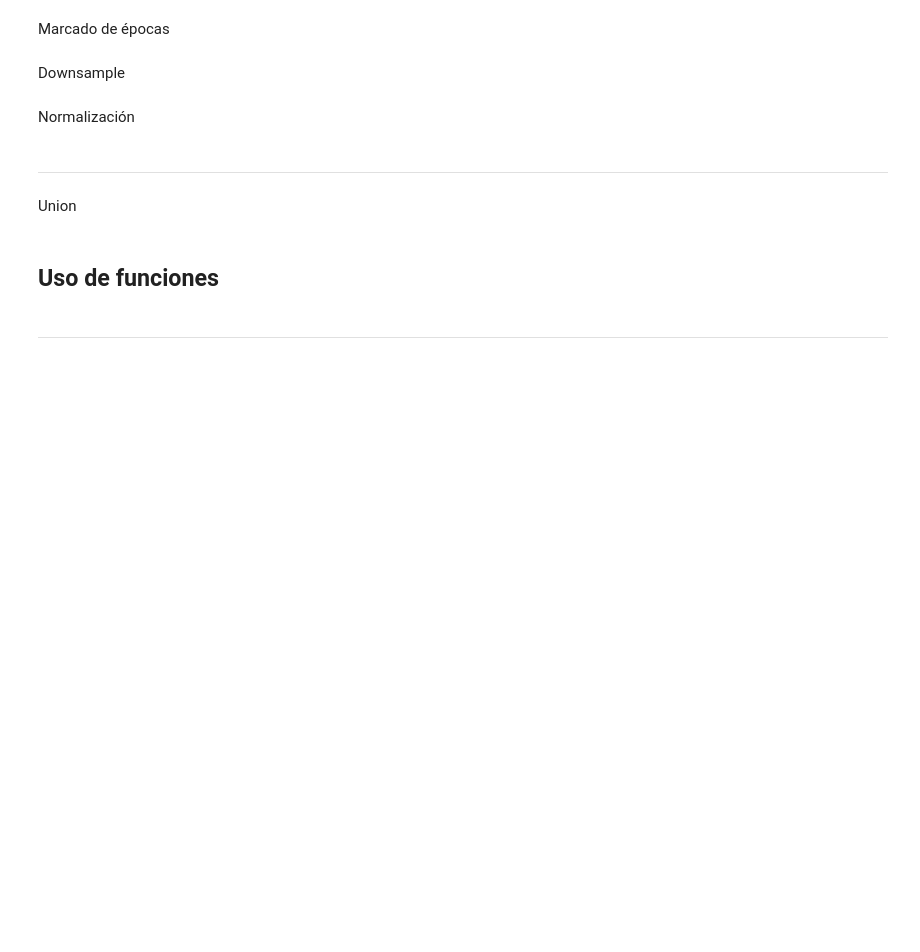
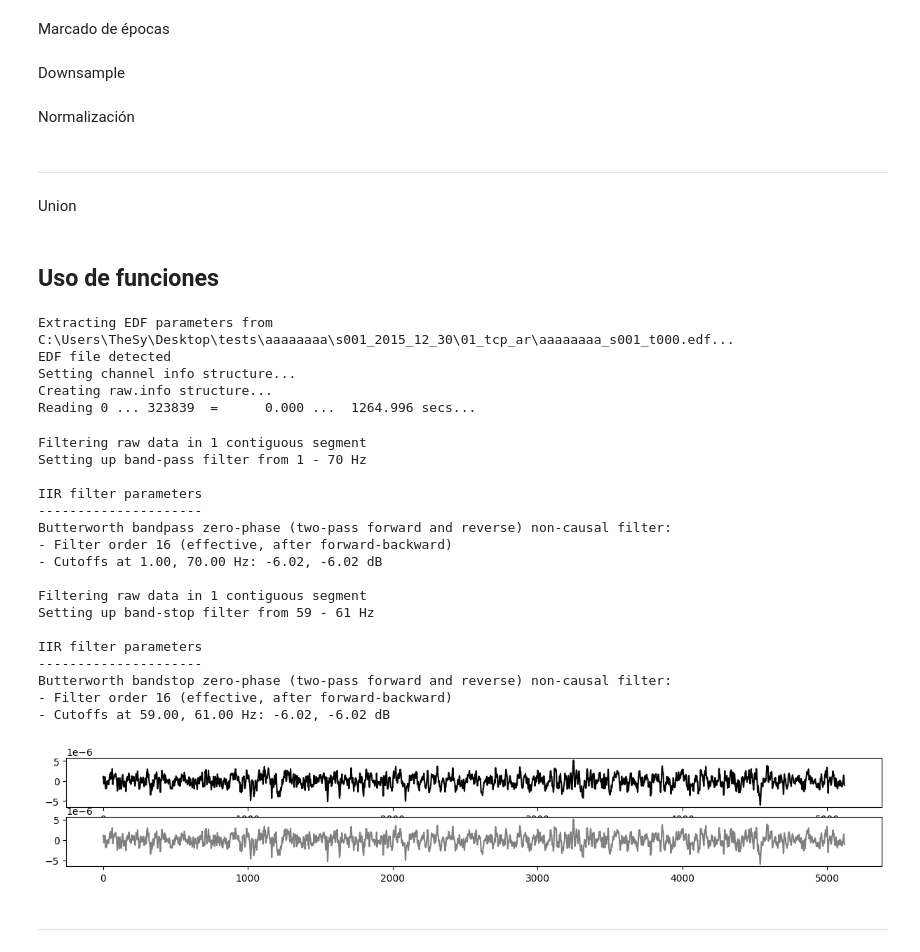
Before and after one commit to nunuki-crew/FinalEL7006, a Jupyter notebook: dataprep.ipynb, the cells around one changed output. Cells and saved outputs as stored; diff of their text form; code cells hidden in the pictures; blank space fills up the shorter version.

```diff
--- a/dataprep.ipynb
+++ b/dataprep.ipynb
@@ -29,7 +29,9 @@ if not os.path.exists("data"):
 Dirección del dataset
 # %%
 # EDFDIR = "D:\\OneDrive\\OneDrive - Universidad de Chile\\Semestre X\\Inteligencia\\Proyecto\\dataset\\tuh_eeg"
-EDFDIR = "c:\\Users\\TheSy\\Desktop\\tuh_eeg"
+# EDFDIR = "c:\\Users\\TheSy\\Desktop\\tuh_eeg"
+# EDFDIR = "C:\\Users\\TheSy\\Desktop\\FinalEL7006\\test"
+EDFDIR = "C:\\Users\\TheSy\\Desktop\\tests"
 files = glob.glob(EDFDIR + '/**/*.edf', recursive=True)
 # %% [markdown]
 ## Preprocesamiento
@@ -64,7 +60,7 @@ def clip(data, channels,max= 500e-6):
 # %% [markdown]
 Filtrado
 # %%
-def eeg_filter(data, lfreq = 0.1, hfreq= 30):
+def eeg_filter(data, lfreq = 1, hfreq= 70):
     '''
 
     '''
@@ -74,6 +70,11 @@ def eeg_filter(data, lfreq = 0.1, hfreq= 30):
                                 h_freq = hfreq,
                                 method = "iir",
                                 )
+    filtered = filtered.filter(#l_freq = lfreq,
+                                l_freq = 61,
+                                h_freq = 59,
+                                method = "iir",
+                                )
     return filtered
 # %% [markdown]
 Corte de primero minuto y de max
@@ -127,5 +129,43 @@ def normalization(epochs):
 Union
 # %% [markdown]
 ## Uso de funciones
+# %%
+raw = mne.io.read_raw_edf(files[0], preload=True)
+# raw.plot(duration = 20, start = 60)
+# %% [output]
+Extracting EDF parameters from C:\Users\TheSy\Desktop\tests\aaaaaaaa\s001_2015_12_30\01_tcp_ar\aaaaaaaa_s001_t000.edf...
+EDF file detected
+Setting channel info structure...
+Creating raw.info structure...
+Reading 0 ... 323839  =      0.000 ...  1264.996 secs...
+# %%
+channeled = channel_select(raw,raw.ch_names[:19] )
+# raw.compute_psd().plot()
+# %%
+fig, (ax1,ax2) = plt.subplots(nrows=2, figsize = (15,2))
+
+ax1.plot(channeled.get_data()[0][60*256:80*256],color = "black")
+filtered = eeg_filter(channeled)
+ax2.plot(filtered.get_data()[0][60*256:80*256], color = "gray")
+plt.show()
+# %% [output]
+Filtering raw data in 1 contiguous segment
+Setting up band-pass filter from 1 - 70 Hz
+
+IIR filter parameters
+---------------------
+Butterworth bandpass zero-phase (two-pass forward and reverse) non-causal filter:
+- Filter order 16 (effective, after forward-backward)
+- Cutoffs at 1.00, 70.00 Hz: -6.02, -6.02 dB
+
+Filtering raw data in 1 contiguous segment
+Setting up band-stop filter from 59 - 61 Hz
+
+IIR filter parameters
+---------------------
+Butterworth bandstop zero-phase (two-pass forward and reverse) non-causal filter:
+- Filter order 16 (effective, after forward-backward)
+- Cutoffs at 59.00, 61.00 Hz: -6.02, -6.02 dB
+[figure, added]
 # %% [markdown]
 ***
```
Also changed, not shown: parts of 25 cells of this notebook, 3 other files.
